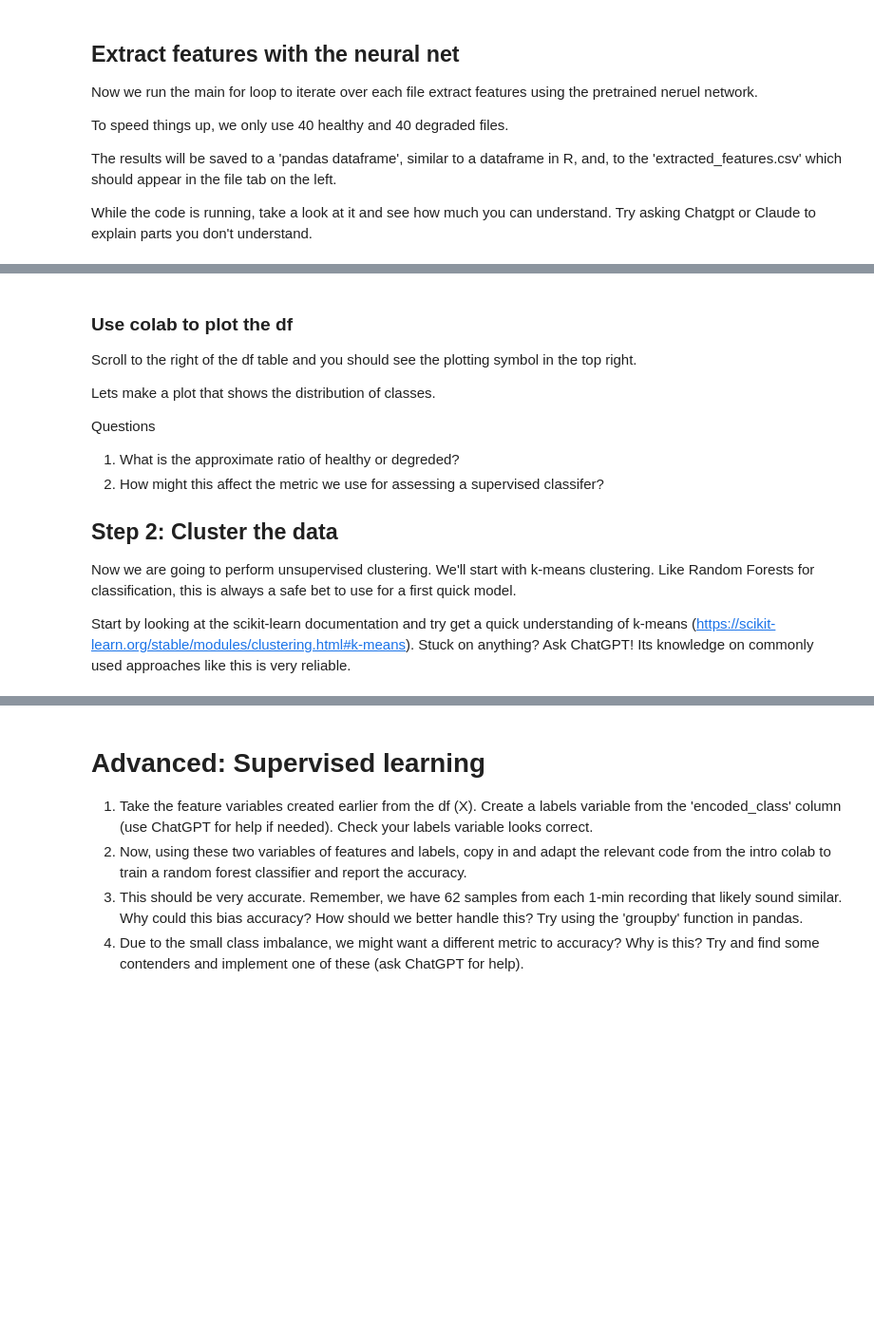
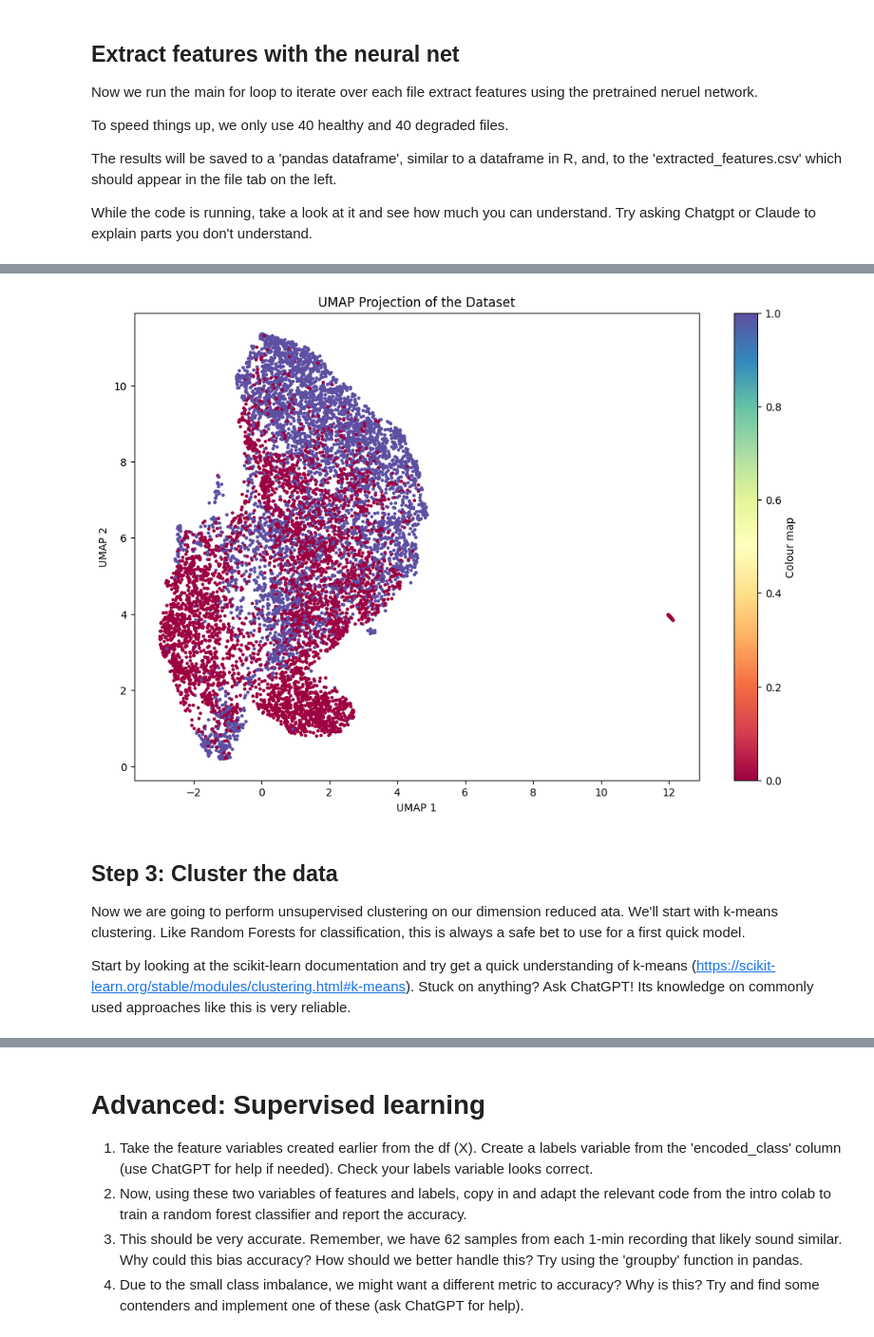
Before and after one commit to BenUCL/AI4Reefs-Workshop, a Jupyter notebook: Audio_Transfer_Learning.ipynb, the cells around one changed output, grey strips where cells are left out. Shown at 95% size. Drawn from its saved outputs; the diff is of its cells as text; code cells hidden in the pictures; blank space fills up the shorter version.

```diff
--- a/Audio_Transfer_Learning.ipynb
+++ b/Audio_Transfer_Learning.ipynb
@@ -92,7 +99,7 @@ Once you're done with the GPU on colab, its good practice to switch back to a st
 #@title Take a peek at the dataframe
 
 # Load the csv as a dataframe
-df = pd.read_csv('ADD PATH')
+df = pd.read_csv('/content/extracted_features.csv')
 
 # We add another column that encodes classes as integers for later
 class_mapping = {'healthy': 1, 'degraded': 0}
@@ -109,19 +187,25 @@ df
+# %%
+# n_neighbors and min_dist are important parameters, but we can use common defaults, note n_components is set 2 as we're plotting in 2D
+reducer = umap.UMAP(n_neighbors=15, min_dist=0.1, random_state=random_seed, n_components = 2)
+umap_embedding_2d = reducer.fit_transform(X)
+# %%
+import matplotlib.pyplot as plt
+
+# Plot the UMAP projection
+c = df['encoded_class']
+plt.figure(figsize=(12, 8))
+plt.scatter(umap_embedding_2d[:, 0], umap_embedding_2d[:, 1], c=c, cmap='Spectral', s=5)
+plt.colorbar(label='Colour map')
+plt.title('UMAP Projection of the Dataset')
+plt.xlabel('UMAP 1')
+plt.ylabel('UMAP 2')
+plt.show()
+# %% [output]
+[figure, added]
 # %% [markdown]
-### Use colab to plot the df
+## **Step 3: Cluster the data**
 
-Scroll to the right of the df table and you should see the plotting symbol in the top right.
-
-Lets make a plot that shows the distribution of classes.
-
-Questions
-1. What is the approximate ratio of healthy or degreded?
-2. How might this affect the metric we use for assessing a supervised classifer?
-
-
-
-## **Step 2: Cluster the data**
-
-Now we are going to perform unsupervised clustering. We'll start with k-means clustering. Like Random Forests for classification, this is always a safe bet to use for a first quick model.
+Now we are going to perform unsupervised clustering on our dimension reduced ata. We'll start with k-means clustering. Like Random Forests for classification, this is always a safe bet to use for a first quick model.
 
 Start by looking at the scikit-learn documentation and try get a quick understanding of k-means (https://scikit-learn.org/stable/modules/clustering.html#k-means). Stuck on anything? Ask ChatGPT! Its knowledge on commonly used approaches like this is very reliable.
 # %%
```
Also changed, not shown: parts of 21 cells of this notebook.
